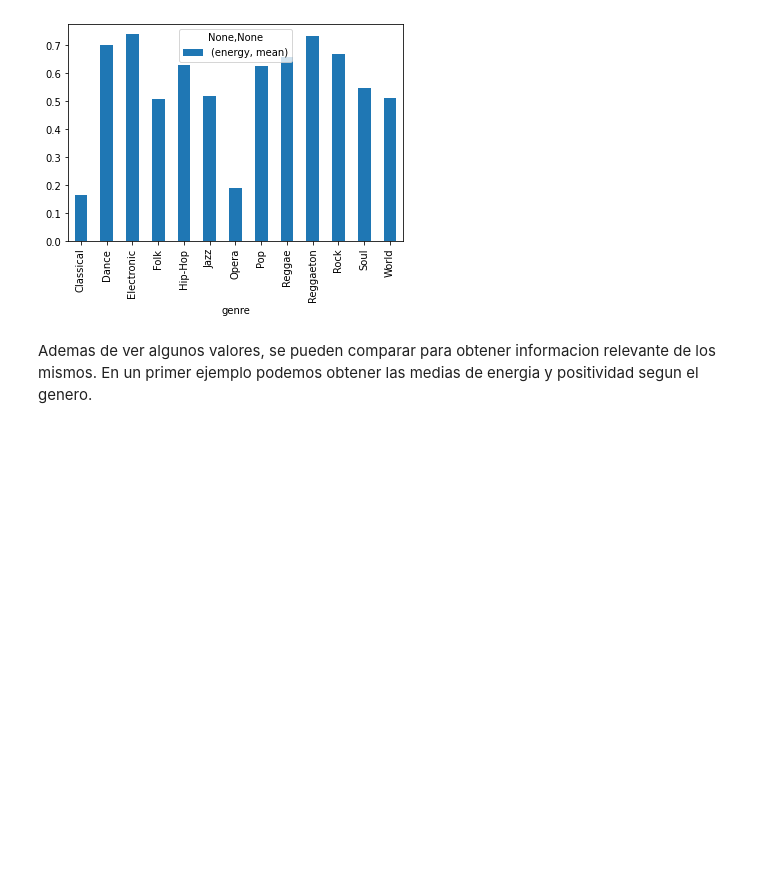
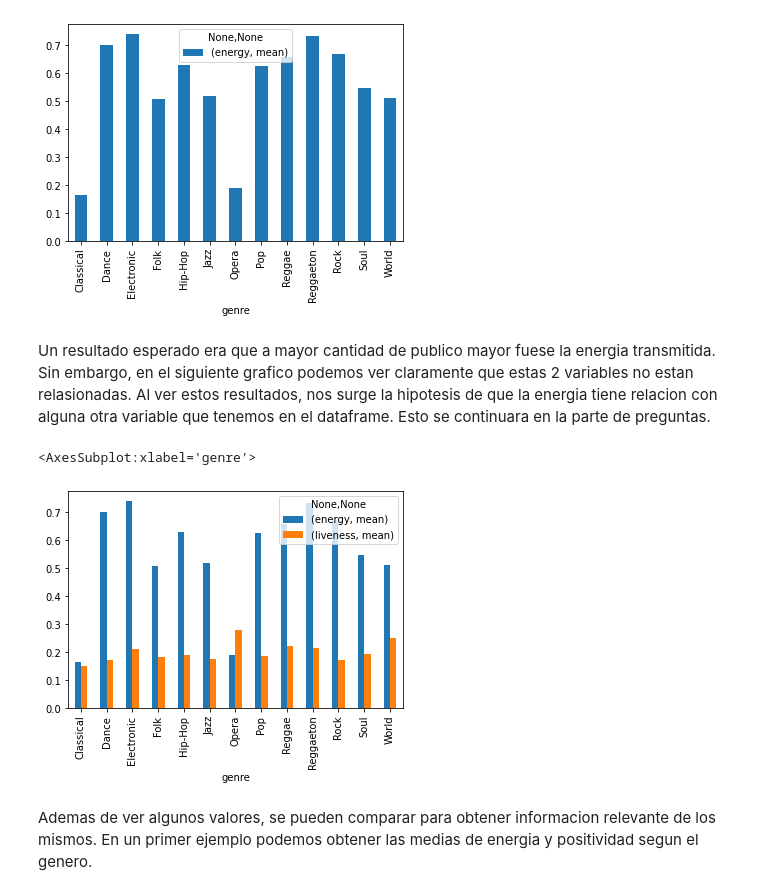
Before and after one commit to Jonathan-R0/TP1-OrganizacionDeDatos, a Jupyter notebook: src/Parte2.ipynb, the cells around one changed output. Cells and saved outputs as stored; diff of their text form; code cells hidden in the pictures; blank space fills up the shorter version.

Commit message:
Agrego otro grafico al analisis parte 2

```diff
--- a/src/Parte2.ipynb
+++ b/src/Parte2.ipynb
@@ -381,6 +381,13 @@ df.groupby("genre").agg({'energy': ['mean']}).plot.bar()
 # %% [output]
 <AxesSubplot:xlabel='genre'>
 [figure]
+# %% [markdown]
+Un resultado esperado era que a mayor cantidad de publico mayor fuese la energia transmitida. Sin embargo, en el siguiente grafico podemos ver claramente que estas 2 variables no estan relasionadas. Al ver estos resultados, nos surge la hipotesis de que la energia tiene relacion con alguna otra variable que tenemos en el dataframe. Esto se continuara en la parte de preguntas.
+# %%
+df.groupby("genre").agg({'energy': ['mean'], "liveness": ["mean"]}).plot.bar()
+# %% [output]
+<AxesSubplot:xlabel='genre'>
+[figure, added]
 # %% [markdown]
 Ademas de ver algunos valores, se pueden comparar para obtener informacion relevante de los mismos. En un primer ejemplo podemos obtener las medias de energia y positividad segun el genero.
 # %%
```
Also changed, not shown: parts of 1 cell of this notebook.
